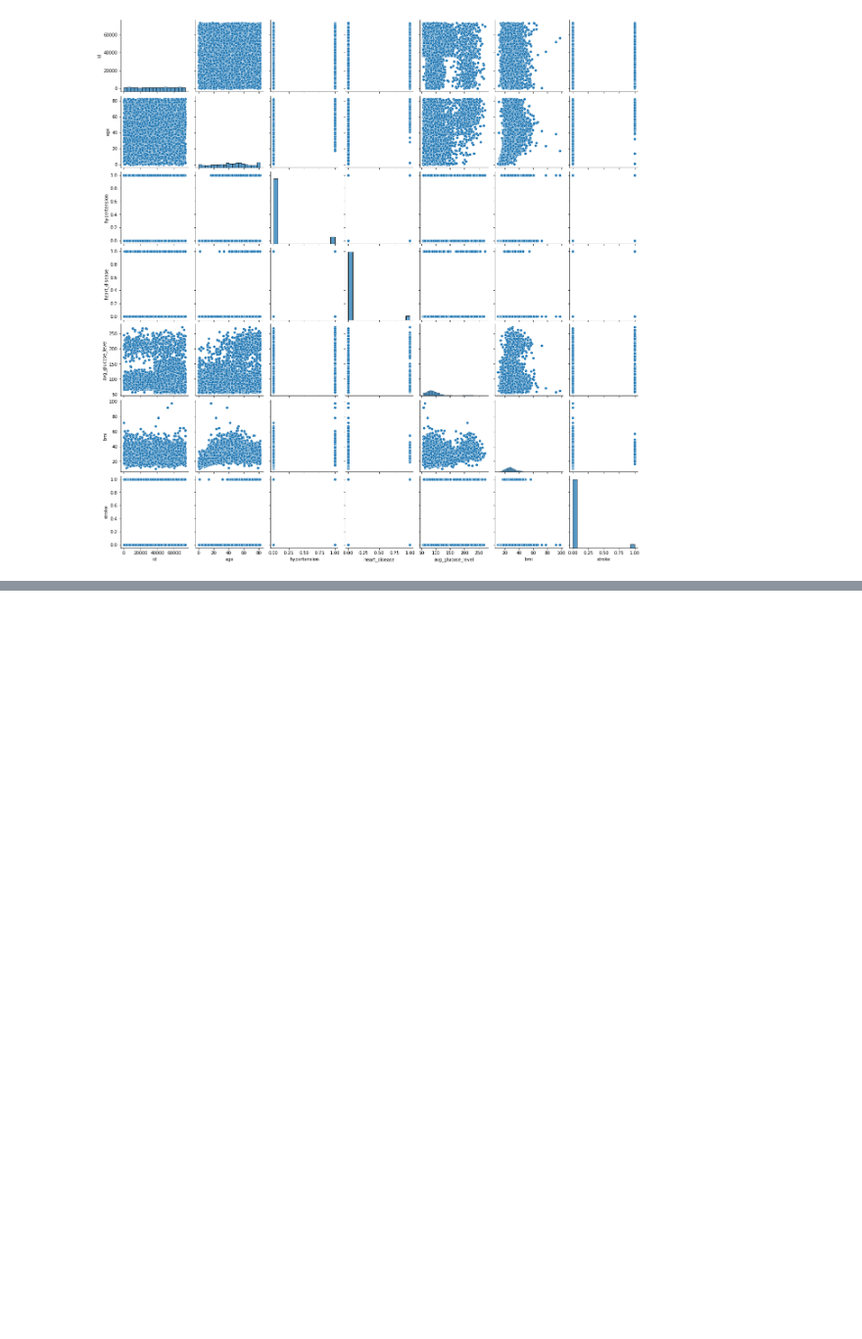
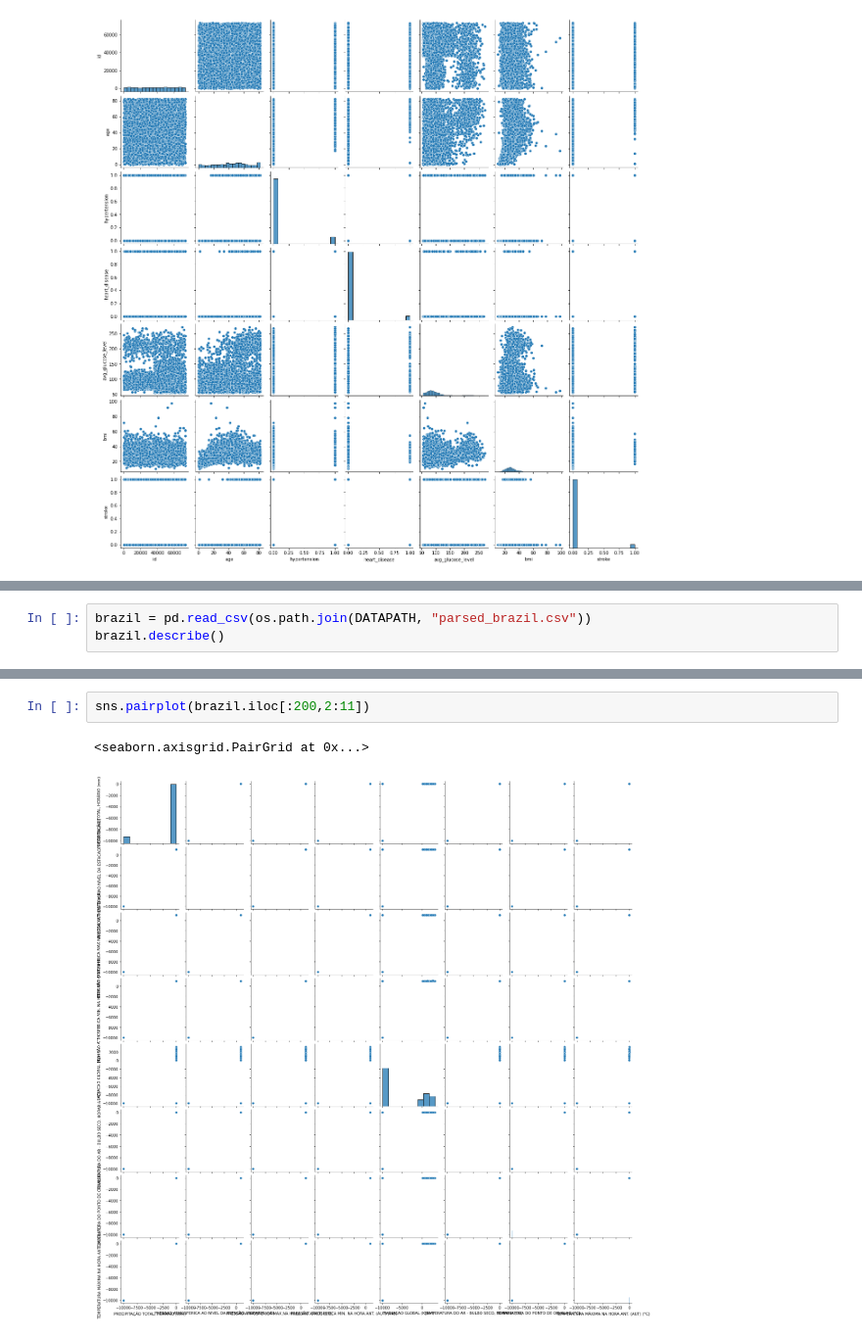
Before and after one commit to clinton0313/GP-Classification-Project, a Jupyter notebook: eda.ipynb, the cells around one changed output, grey strips where cells are left out. Shown at 98% size. Drawn from its saved outputs; the diff is of its cells as text; blank space fills up the shorter version.

Commit message:
Added Brazil Stuff

```diff
--- a/eda.ipynb
+++ b/eda.ipynb
@@ -329,0 +386,3 @@ sns.pairplot(stroke)
+# %%
+brazil = pd.read_csv(os.path.join(DATAPATH, "parsed_brazil.csv"))
+brazil.describe()
@@ -329,0 +410,5 @@ sns.pairplot(stroke)
+# %%
+sns.pairplot(brazil.iloc[:200,2:11])
+# %% [output]
+<seaborn.axisgrid.PairGrid at 0x...>
+[figure, added]
```
Also changed, not shown: parts of 9 cells of this notebook, 2 other files.
